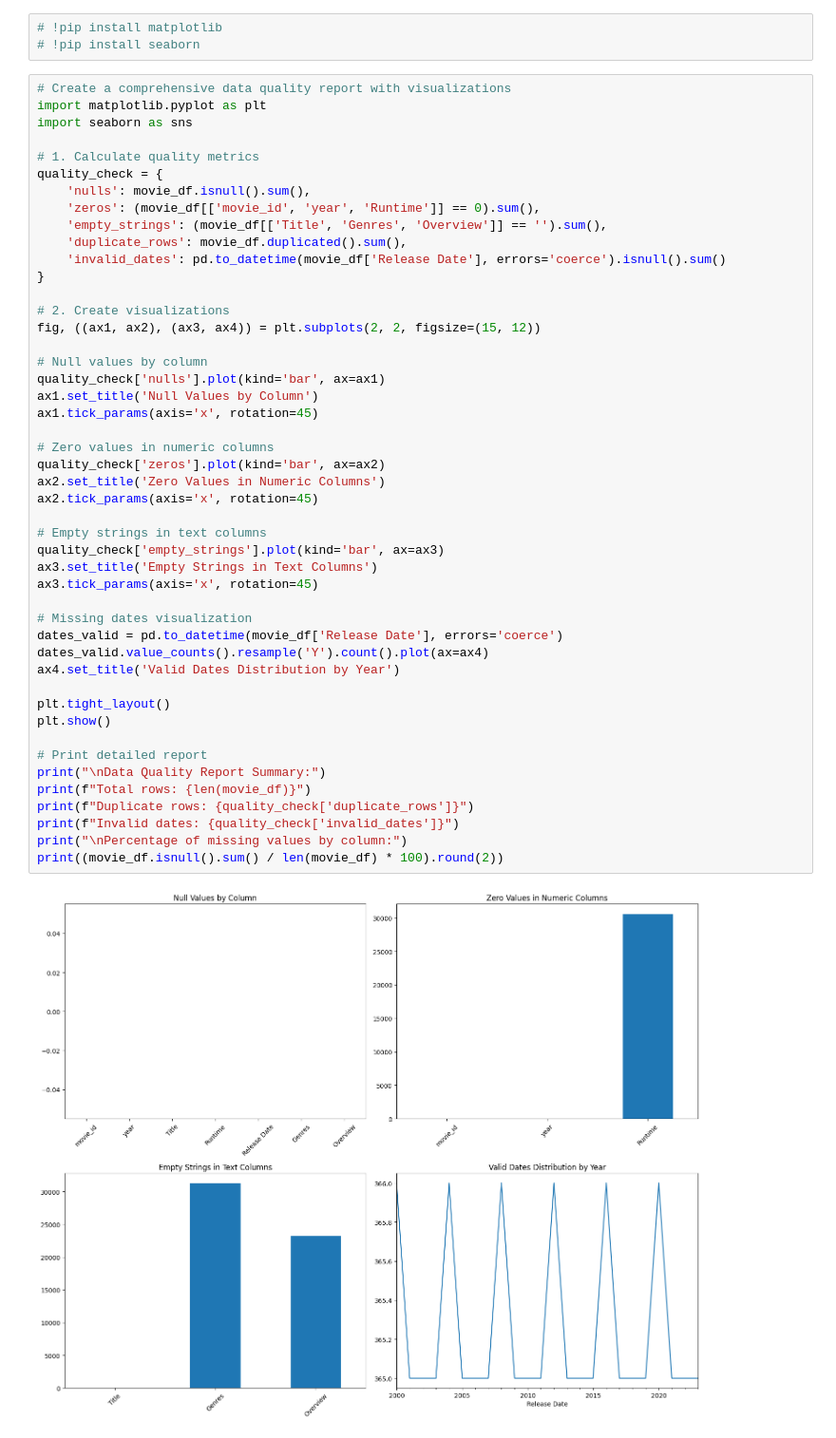
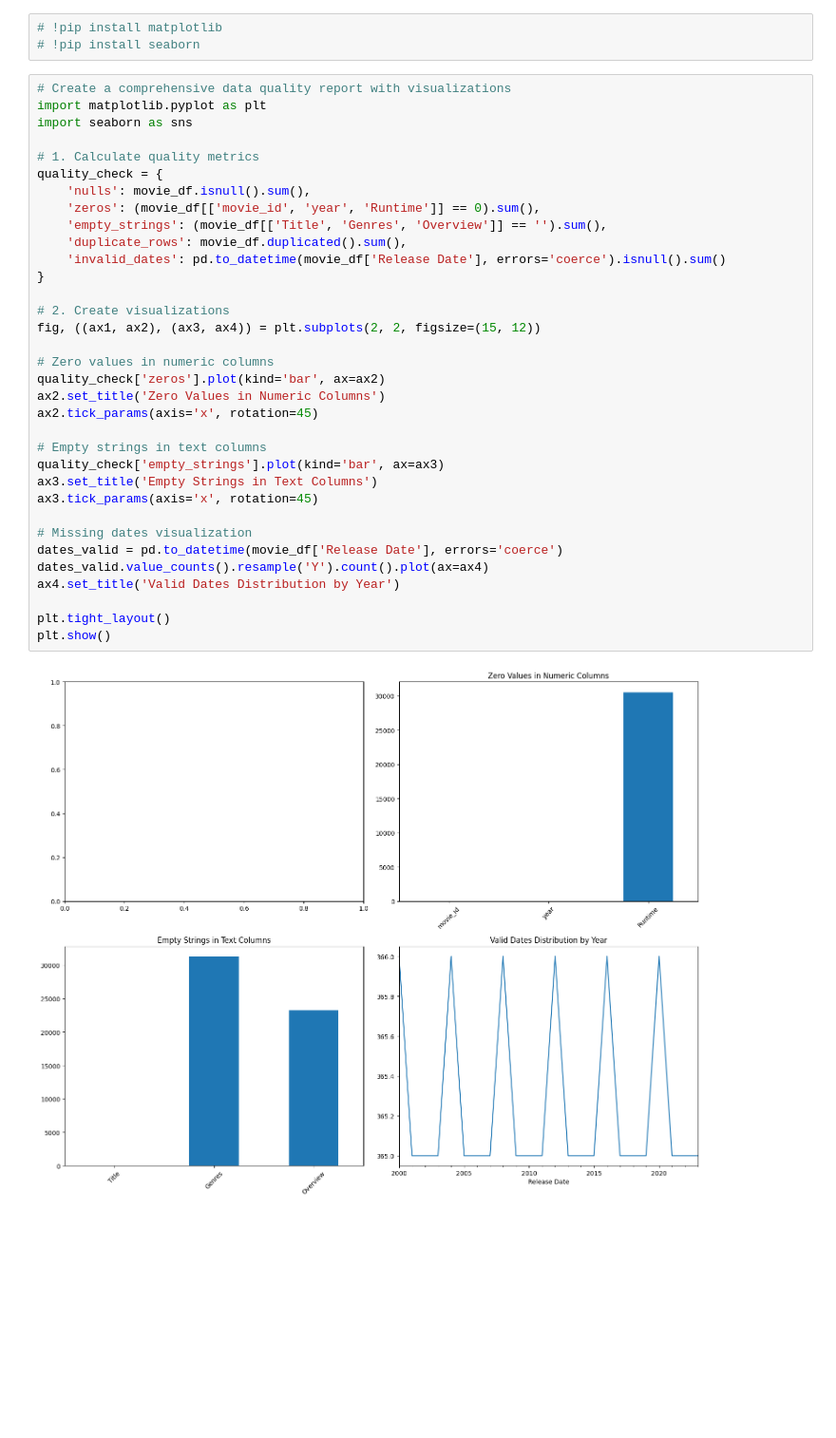
Before and after one commit to Sathvik-Chowdary-Veerapaneni/CineAI, a Jupyter notebook: src/preprocessing/data_explore.ipynb, the cells around one changed output. Shown: that part at 95% size. Drawn from its saved outputs; the diff is of its cells as text; blank space fills up the shorter version.

```diff
--- a/src/preprocessing/data_explore.ipynb
+++ b/src/preprocessing/data_explore.ipynb
@@ -369,47 +392,34 @@ import seaborn as sns
 # 1. Calculate quality metrics
 quality_check = {
     'nulls': movie_df.isnull().sum(),
     'zeros': (movie_df[['movie_id', 'year', 'Runtime']] == 0).sum(),
     'empty_strings': (movie_df[['Title', 'Genres', 'Overview']] == '').sum(),
     'duplicate_rows': movie_df.duplicated().sum(),
     'invalid_dates': pd.to_datetime(movie_df['Release Date'], errors='coerce').isnull().sum()
 }
 
 # 2. Create visualizations
 fig, ((ax1, ax2), (ax3, ax4)) = plt.subplots(2, 2, figsize=(15, 12))
-
-# Null values by column
-quality_check['nulls'].plot(kind='bar', ax=ax1)
-ax1.set_title('Null Values by Column')
-ax1.tick_params(axis='x', rotation=45)
 
 # Zero values in numeric columns
 quality_check['zeros'].plot(kind='bar', ax=ax2)
 ax2.set_title('Zero Values in Numeric Columns')
 ax2.tick_params(axis='x', rotation=45)
 
 # Empty strings in text columns
 quality_check['empty_strings'].plot(kind='bar', ax=ax3)
 ax3.set_title('Empty Strings in Text Columns')
 ax3.tick_params(axis='x', rotation=45)
 
 # Missing dates visualization
 dates_valid = pd.to_datetime(movie_df['Release Date'], errors='coerce')
 dates_valid.value_counts().resample('Y').count().plot(ax=ax4)
 ax4.set_title('Valid Dates Distribution by Year')
 
 plt.tight_layout()
 plt.show()
-
-# Print detailed report
-print("\nData Quality Report Summary:")
-print(f"Total rows: {len(movie_df)}")
-print(f"Duplicate rows: {quality_check['duplicate_rows']}")
-print(f"Invalid dates: {quality_check['invalid_dates']}")
-print("\nPercentage of missing values by column:")
-print((movie_df.isnull().sum() / len(movie_df) * 100).round(2))
 # %% [output]
-[figure, old version]
+[figure, new version]
 Data Quality Report Summary:
 Total rows: 234852
 Duplicate rows: 4265
```
Also changed, not shown: parts of 6 cells of this notebook, 3 other files.
